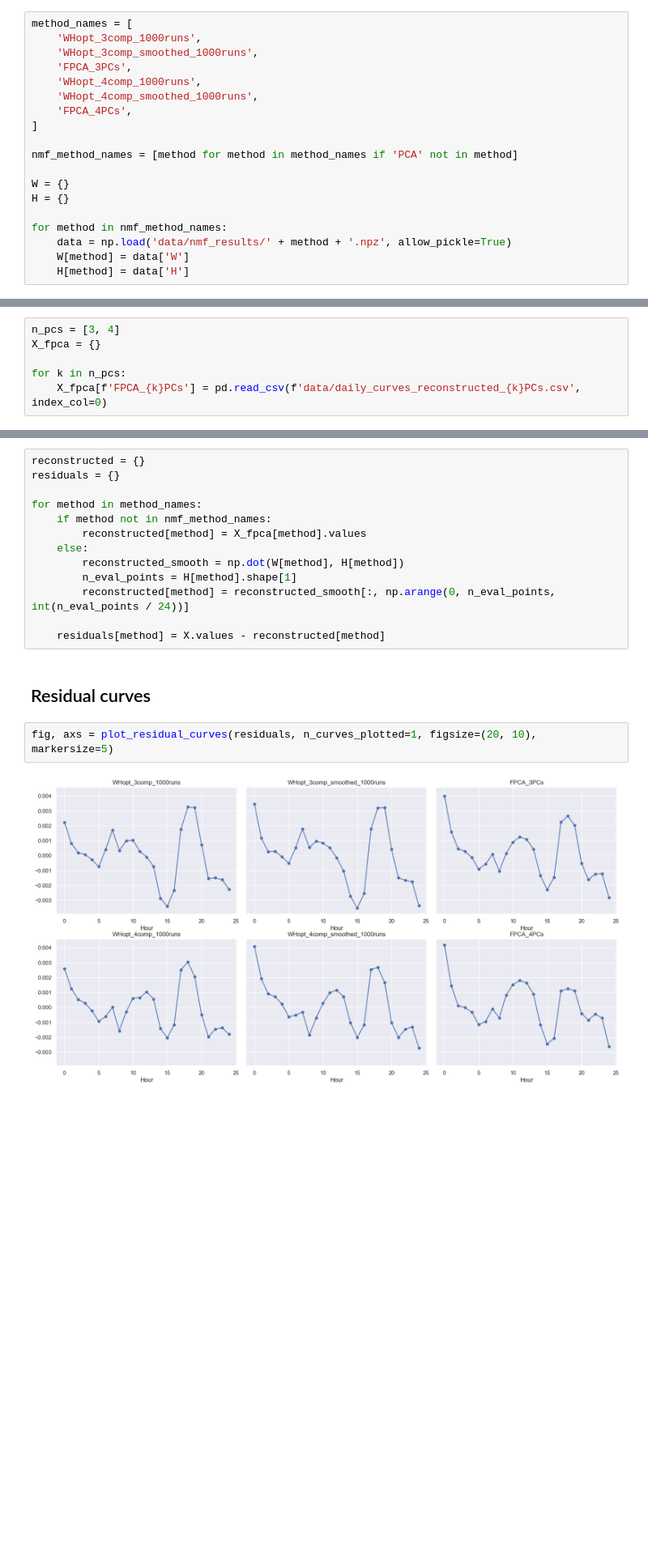
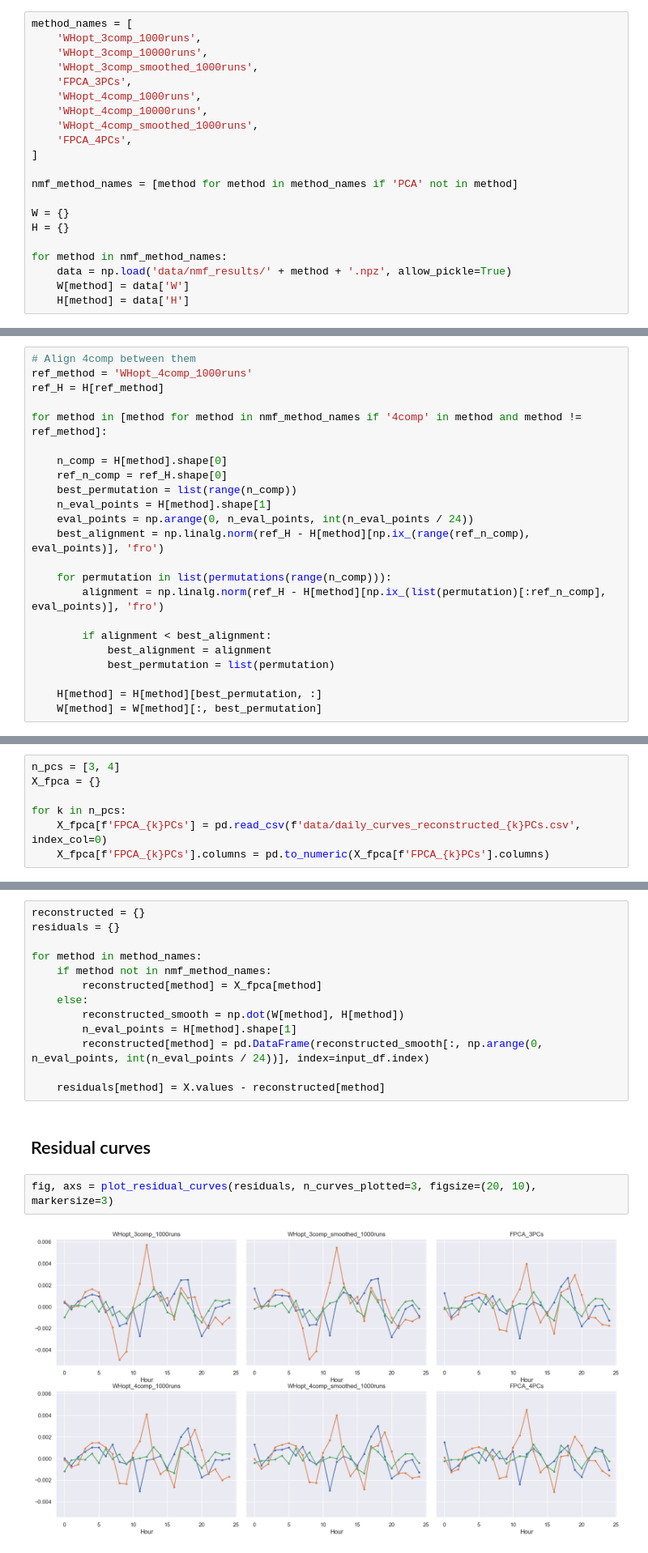
Before and after one commit to gkchln/load_bss, a Jupyter notebook: CompareResultsNMF.ipynb, the cells around one changed output, grey strips where cells are left out. Shown at 81% size. Saved outputs shown, nothing was run; the diff lists cells and outputs as text; blank space fills up the shorter version.

Commit message:
Add analysis of concentrations and piece of code for aligning the components between the solutions

```diff
--- a/CompareResultsNMF.ipynb
+++ b/CompareResultsNMF.ipynb
@@ -118,9 +178,11 @@ colormap = ListedColormap([colors[k] for k in range(max_n_components)])
 # %%
 method_names = [
     'WHopt_3comp_1000runs',
+    'WHopt_3comp_10000runs',
     'WHopt_3comp_smoothed_1000runs',
     'FPCA_3PCs',
     'WHopt_4comp_1000runs',
+    'WHopt_4comp_10000runs',
     'WHopt_4comp_smoothed_1000runs',
     'FPCA_4PCs',
 ]
@@ -137,3 +221,26 @@ for method in nmf_method_names:
+# %%
+# Align 4comp between them
+ref_method = 'WHopt_4comp_1000runs'
+ref_H = H[ref_method]
+
+for method in [method for method in nmf_method_names if '4comp' in method and method != ref_method]:
+
+    n_comp = H[method].shape[0]
+    ref_n_comp = ref_H.shape[0]
+    best_permutation = list(range(n_comp))
+    n_eval_points = H[method].shape[1]
+    eval_points = np.arange(0, n_eval_points, int(n_eval_points / 24))
+    best_alignment = np.linalg.norm(ref_H - H[method][np.ix_(range(ref_n_comp), eval_points)], 'fro')
+
+    for permutation in list(permutations(range(n_comp))):
+        alignment = np.linalg.norm(ref_H - H[method][np.ix_(list(permutation)[:ref_n_comp], eval_points)], 'fro')
+
+        if alignment < best_alignment:
+            best_alignment = alignment
+            best_permutation = list(permutation)
+
+    H[method] = H[method][best_permutation, :]
+    W[method] = W[method][:, best_permutation]
 # %% [markdown]
 ## Input data
 # %%
@@ -170,6 +277,7 @@ X_fpca = {}
 
 for k in n_pcs:
     X_fpca[f'FPCA_{k}PCs'] = pd.read_csv(f'data/daily_curves_reconstructed_{k}PCs.csv', index_col=0)
+    X_fpca[f'FPCA_{k}PCs'].columns = pd.to_numeric(X_fpca[f'FPCA_{k}PCs'].columns)
 # %% [markdown]
 # Compare profiles found
 # %%
@@ -184,19 +292,19 @@ residuals = {}
 
 for method in method_names:
     if method not in nmf_method_names:
-        reconstructed[method] = X_fpca[method].values
+        reconstructed[method] = X_fpca[method]
     else:
         reconstructed_smooth = np.dot(W[method], H[method])
         n_eval_points = H[method].shape[1]
-        reconstructed[method] = reconstructed_smooth[:, np.arange(0, n_eval_points, int(n_eval_points / 24))]
+        reconstructed[method] = pd.DataFrame(reconstructed_smooth[:, np.arange(0, n_eval_points, int(n_eval_points / 24))], index=input_df.index)
 
     residuals[method] = X.values - reconstructed[method]
 # %% [markdown]
 ## Residual curves
 # %%
-fig, axs = plot_residual_curves(residuals, n_curves_plotted=1, figsize=(20, 10), markersize=5)
+fig, axs = plot_residual_curves(residuals, n_curves_plotted=3, figsize=(20, 10), markersize=3)
 # %% [output]
-[figure, old version]
+[figure, new version]
 # %% [markdown]
 ## Residual histograms
 # %%
```
Also changed, not shown: parts of 21 cells of this notebook.
